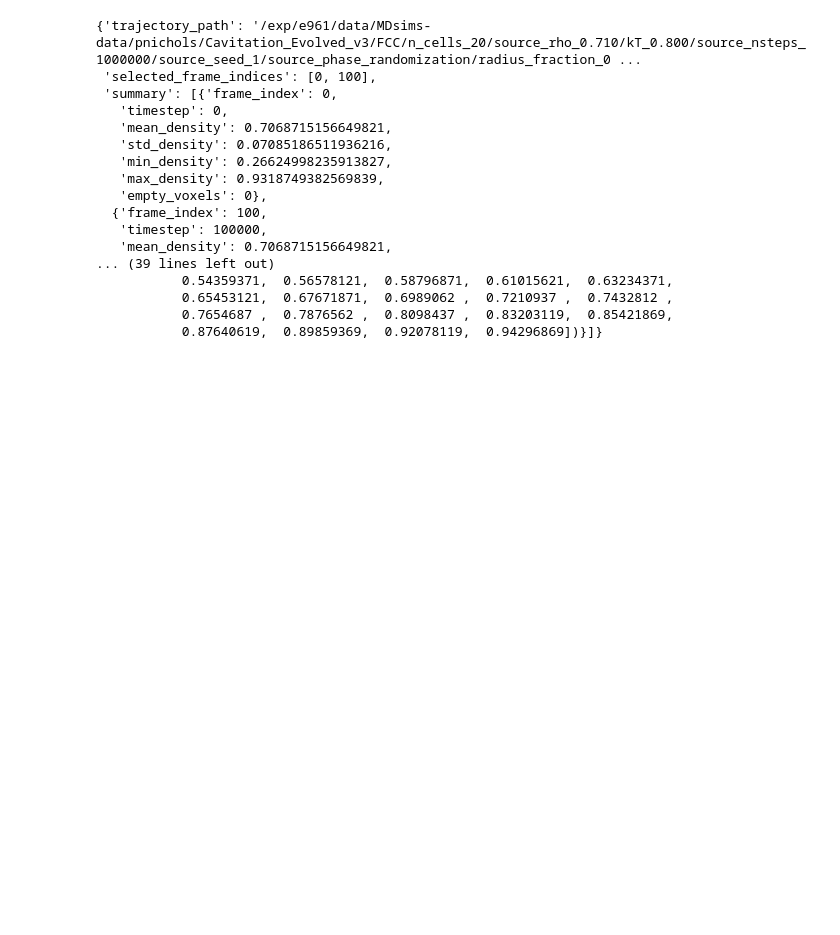
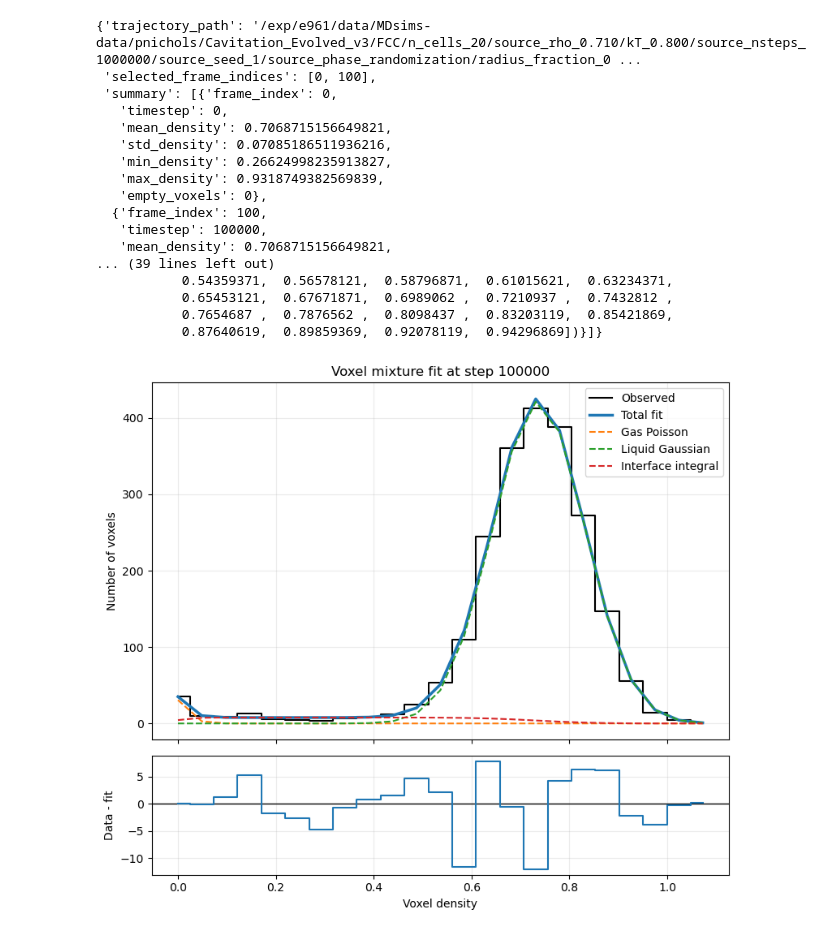
Before and after one commit to SBC-Collaboration/MDsims, a Jupyter notebook: Sandbox.ipynb, the cells around one changed output. Cells and saved outputs as stored; diff of their text form; code cells hidden in the pictures; blank space fills up the shorter version.

```diff
--- a/Sandbox.ipynb
+++ b/Sandbox.ipynb
@@ -180,3 +171,26 @@ vh.plot_trajectory_voxel_histograms(
            0.65453121,  0.67671871,  0.6989062 ,  0.7210937 ,  0.7432812 ,
            0.7654687 ,  0.7876562 ,  0.8098437 ,  0.83203119,  0.85421869,
            0.87640619,  0.89859369,  0.92078119,  0.94296869])}]}
+# %%
+import importlib
+from md_Helpers import voxel_fit as vf
+from md_Helpers import visualization as vh
+
+importlib.reload(vf)
+importlib.reload(vh)
+
+voxel_fit = vf.fit_last_frame_voxel_histogram(
+    evolution=evolution,
+    frame_index=-1,
+    voxel_nbins=13,
+    interface_points=40,
+    max_iterations=500,
+)
+
+vh.plot_voxel_mixture_fit(
+    voxel_fit,
+    x_axis="density",
+    show_residuals=True,
+)
+# %% [output]
+[figure, added]
```
Also changed, not shown: parts of 3 cells of this notebook.
